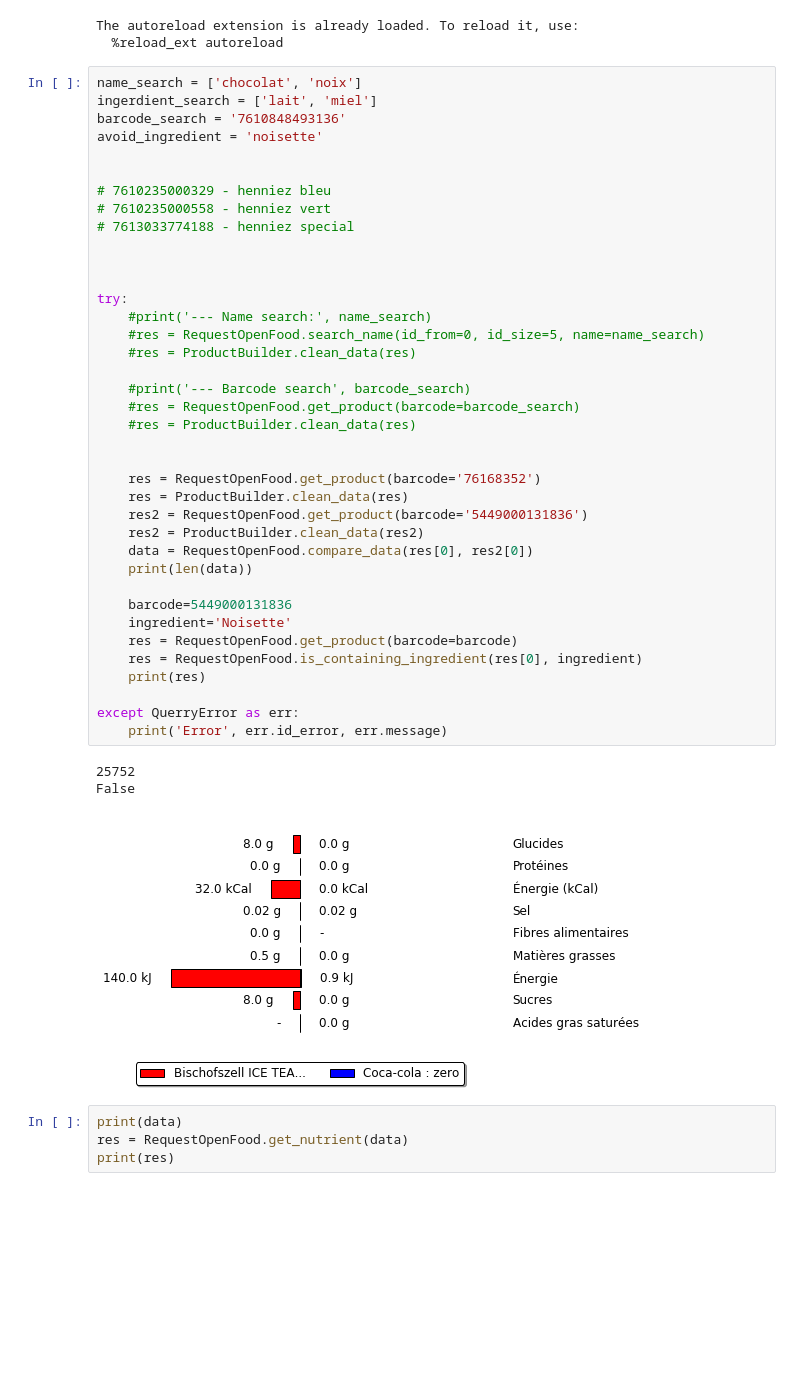
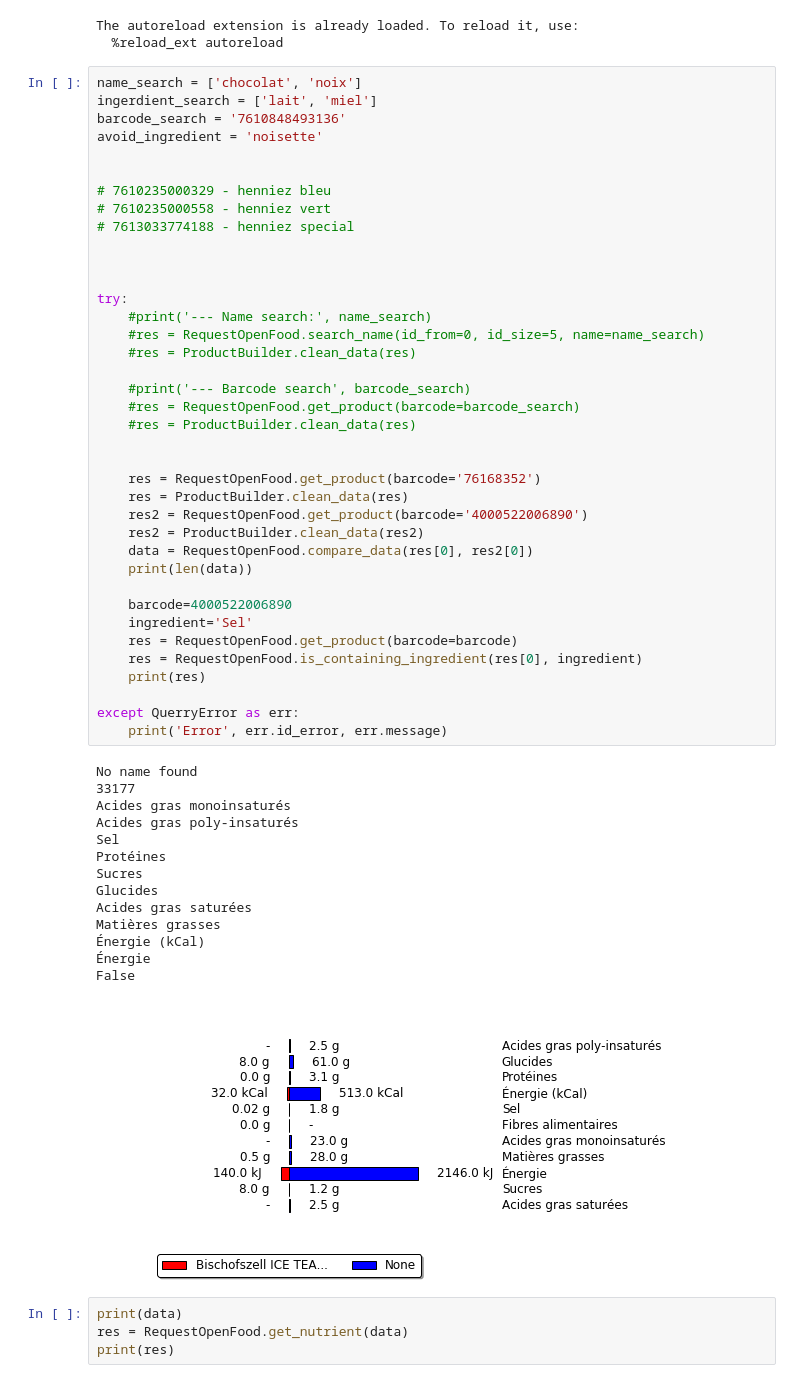
Before and after one commit to JarvisMesper/jarvis-the-nutritionist, a Jupyter notebook: FetchData.ipynb, the cells around one changed output. Cells and saved outputs as stored; diff of their text form; blank space fills up the shorter version.

```diff
--- a/FetchData.ipynb
+++ b/FetchData.ipynb
@@ -22,38 +22,49 @@ avoid_ingredient = 'noisette'
 # 7610235000329 - henniez bleu
 # 7610235000558 - henniez vert
 # 7613033774188 - henniez special
 
 
 
 try:
     #print('--- Name search:', name_search)
     #res = RequestOpenFood.search_name(id_from=0, id_size=5, name=name_search)
     #res = ProductBuilder.clean_data(res)
 
     #print('--- Barcode search', barcode_search)
     #res = RequestOpenFood.get_product(barcode=barcode_search)
     #res = ProductBuilder.clean_data(res)
 
 
     res = RequestOpenFood.get_product(barcode='76168352')
     res = ProductBuilder.clean_data(res)
-    res2 = RequestOpenFood.get_product(barcode='5449000131836')
+    res2 = RequestOpenFood.get_product(barcode='4000522006890')
     res2 = ProductBuilder.clean_data(res2)
     data = RequestOpenFood.compare_data(res[0], res2[0])
     print(len(data))
 
-    barcode=5449000131836
-    ingredient='Noisette'
+    barcode=4000522006890
+    ingredient='Sel'
     res = RequestOpenFood.get_product(barcode=barcode)
     res = RequestOpenFood.is_containing_ingredient(res[0], ingredient)
     print(res)
 
 except QuerryError as err:
     print('Error', err.id_error, err.message)
 # %% [output]
-25752
+No name found
+33177
+Acides gras monoinsaturés
+Acides gras poly-insaturés
+Sel
+Protéines
+Sucres
+Glucides
+Acides gras saturées
+Matières grasses
+Énergie (kCal)
+Énergie
 False
-[figure, old version]
+[figure, new version]
 # %%
 print(data)
 res = RequestOpenFood.get_nutrient(data)
```
Also changed, not shown: 1 other file.
